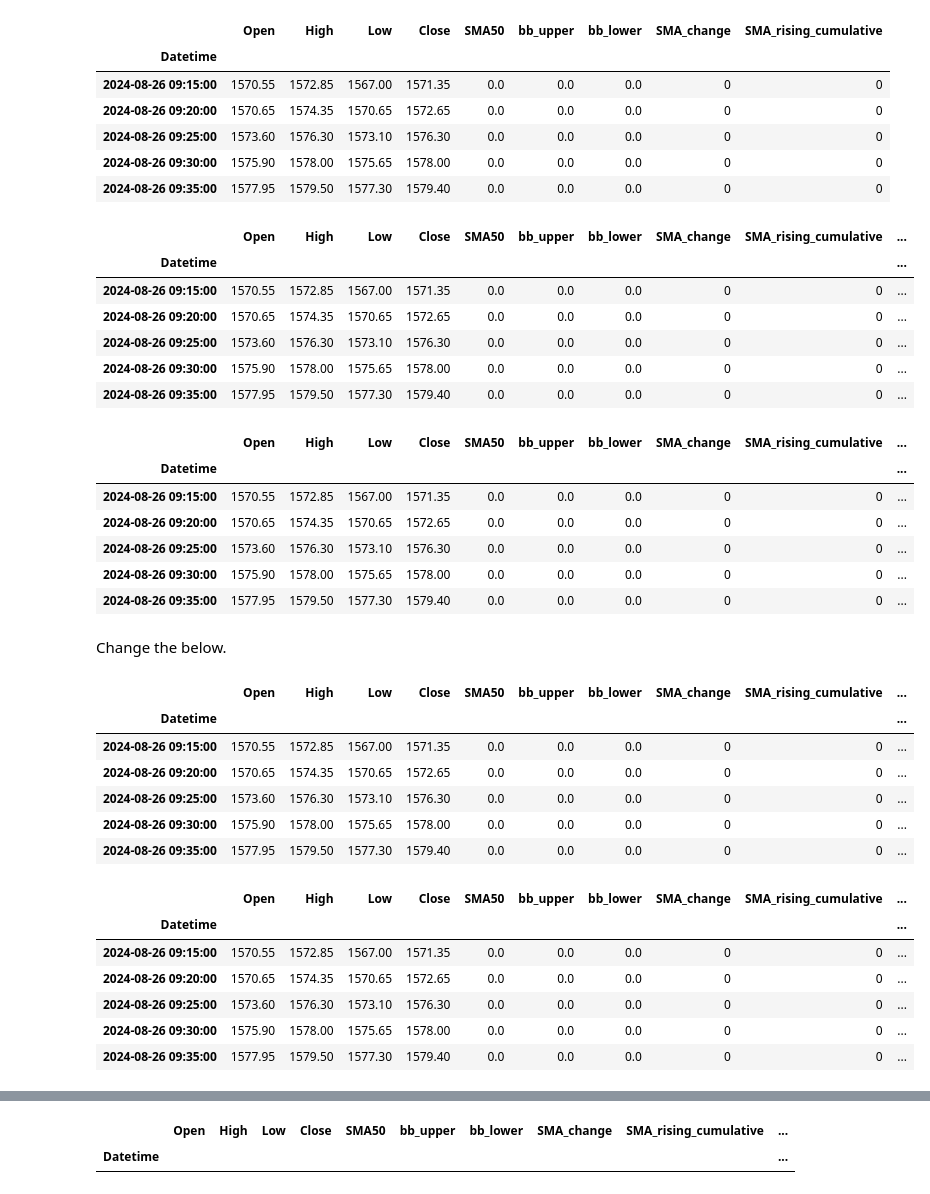
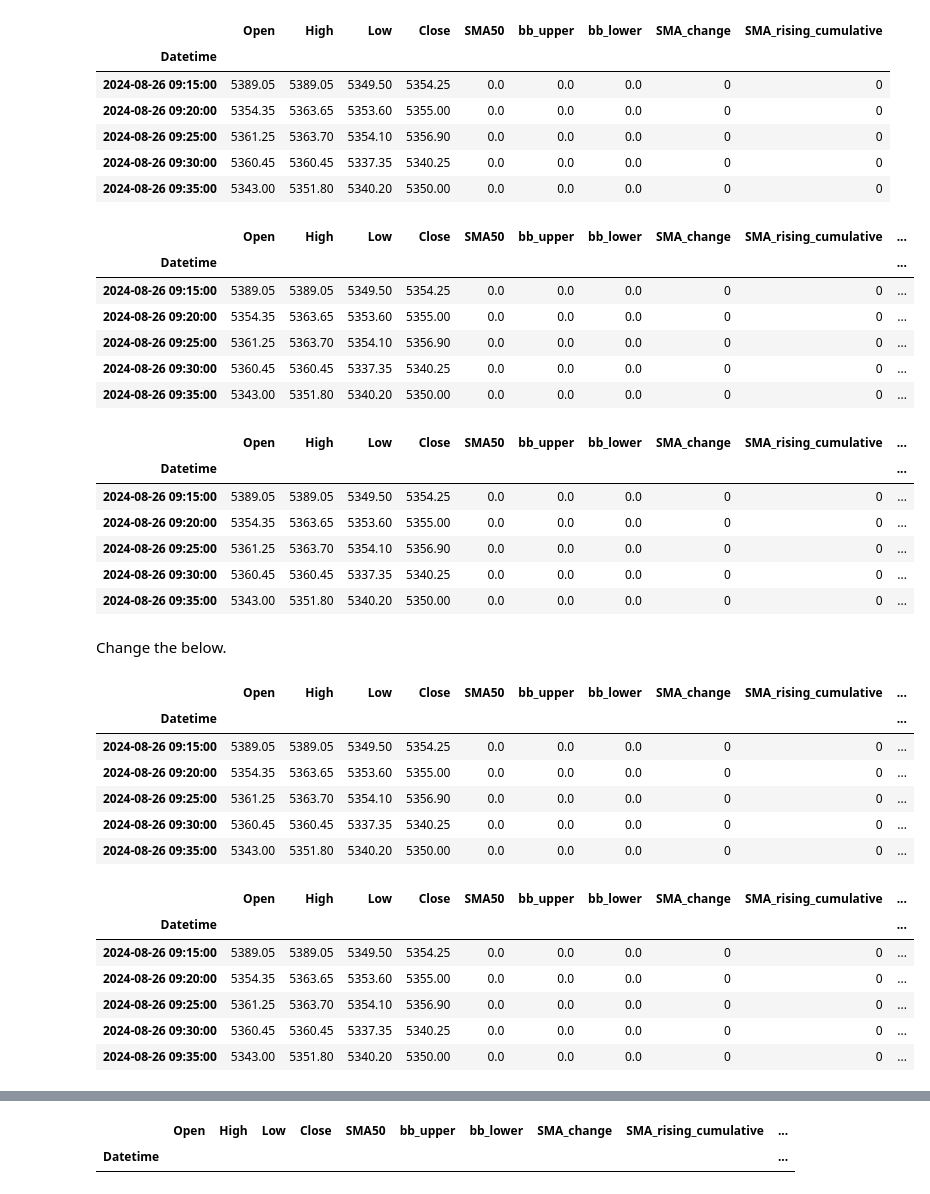
Before and after one commit to geettandon/Backtesting_Python, a Jupyter notebook: ABC5_Backtesting.ipynb, the cells around one changed output, grey strips where cells are left out. Cells and saved outputs as stored; diff of their text form; code cells hidden in the pictures.

```diff
--- a/ABC5_Backtesting.ipynb
+++ b/ABC5_Backtesting.ipynb
@@ -9,7 +10,7 @@ import datetime as dt
 # %%
 # Fetch historical stock data using yfinance (for example, Reliance Industries)
 
-stock_input = 'CIPLA'
+stock_input = 'HEROMOTOCO'
 stock = stock_input + '.NS'
 ticker = yf.Ticker(stock)
 
@@ -114,11 +115,11 @@ hist_data.head()
 # %% [output]
 |  | Open | High | Low | Close | SMA50 | bb_upper | bb_lower | SMA_change | SMA_rising_cumulative |
 | Datetime |  |  |  |  |  |  |  |  |  |
-| 2024-08-26 09:15:00 | 1570.55 | 1572.85 | 1567.00 | 1571.35 | 0.0 | 0.0 | 0.0 | 0 | 0 |
-| 2024-08-26 09:20:00 | 1570.65 | 1574.35 | 1570.65 | 1572.65 | 0.0 | 0.0 | 0.0 | 0 | 0 |
-| 2024-08-26 09:25:00 | 1573.60 | 1576.30 | 1573.10 | 1576.30 | 0.0 | 0.0 | 0.0 | 0 | 0 |
-| 2024-08-26 09:30:00 | 1575.90 | 1578.00 | 1575.65 | 1578.00 | 0.0 | 0.0 | 0.0 | 0 | 0 |
-| 2024-08-26 09:35:00 | 1577.95 | 1579.50 | 1577.30 | 1579.40 | 0.0 | 0.0 | 0.0 | 0 | 0 |
+| 2024-08-26 09:15:00 | 5389.05 | 5389.05 | 5349.50 | 5354.25 | 0.0 | 0.0 | 0.0 | 0 | 0 |
+| 2024-08-26 09:20:00 | 5354.35 | 5363.65 | 5353.60 | 5355.00 | 0.0 | 0.0 | 0.0 | 0 | 0 |
+| 2024-08-26 09:25:00 | 5361.25 | 5363.70 | 5354.10 | 5356.90 | 0.0 | 0.0 | 0.0 | 0 | 0 |
+| 2024-08-26 09:30:00 | 5360.45 | 5360.45 | 5337.35 | 5340.25 | 0.0 | 0.0 | 0.0 | 0 | 0 |
+| 2024-08-26 09:35:00 | 5343.00 | 5351.80 | 5340.20 | 5350.00 | 0.0 | 0.0 | 0.0 | 0 | 0 |
 # %%
 # Finding the difference between values of SMA 50 and Lower Bollinger Band
 lower_bb = hist_data['bb_lower']
@@ -132,11 +133,11 @@ hist_data.head()
 # %% [output]
 |  | Open | High | Low | Close | SMA50 | bb_upper | bb_lower | SMA_change | SMA_rising_cumulative | ... |
 | Datetime |  |  |  |  |  |  |  |  |  | ... |
-| 2024-08-26 09:15:00 | 1570.55 | 1572.85 | 1567.00 | 1571.35 | 0.0 | 0.0 | 0.0 | 0 | 0 | ... |
-| 2024-08-26 09:20:00 | 1570.65 | 1574.35 | 1570.65 | 1572.65 | 0.0 | 0.0 | 0.0 | 0 | 0 | ... |
-| 2024-08-26 09:25:00 | 1573.60 | 1576.30 | 1573.10 | 1576.30 | 0.0 | 0.0 | 0.0 | 0 | 0 | ... |
-| 2024-08-26 09:30:00 | 1575.90 | 1578.00 | 1575.65 | 1578.00 | 0.0 | 0.0 | 0.0 | 0 | 0 | ... |
-| 2024-08-26 09:35:00 | 1577.95 | 1579.50 | 1577.30 | 1579.40 | 0.0 | 0.0 | 0.0 | 0 | 0 | ... |
+| 2024-08-26 09:15:00 | 5389.05 | 5389.05 | 5349.50 | 5354.25 | 0.0 | 0.0 | 0.0 | 0 | 0 | ... |
+| 2024-08-26 09:20:00 | 5354.35 | 5363.65 | 5353.60 | 5355.00 | 0.0 | 0.0 | 0.0 | 0 | 0 | ... |
+| 2024-08-26 09:25:00 | 5361.25 | 5363.70 | 5354.10 | 5356.90 | 0.0 | 0.0 | 0.0 | 0 | 0 | ... |
+| 2024-08-26 09:30:00 | 5360.45 | 5360.45 | 5337.35 | 5340.25 | 0.0 | 0.0 | 0.0 | 0 | 0 | ... |
+| 2024-08-26 09:35:00 | 5343.00 | 5351.80 | 5340.20 | 5350.00 | 0.0 | 0.0 | 0.0 | 0 | 0 | ... |
 # %%
 # Defining the function buying_candle
 # This function takes the DataFrame and OHCL values as input and
@@ -161,39 +162,39 @@ hist_data.head()
 # %% [output]
 |  | Open | High | Low | Close | SMA50 | bb_upper | bb_lower | SMA_change | SMA_rising_cumulative | ... |
 | Datetime |  |  |  |  |  |  |  |  |  | ... |
-| 2024-08-26 09:15:00 | 1570.55 | 1572.85 | 1567.00 | 1571.35 | 0.0 | 0.0 | 0.0 | 0 | 0 | ... |
-| 2024-08-26 09:20:00 | 1570.65 | 1574.35 | 1570.65 | 1572.65 | 0.0 | 0.0 | 0.0 | 0 | 0 | ... |
-| 2024-08-26 09:25:00 | 1573.60 | 1576.30 | 1573.10 | 1576.30 | 0.0 | 0.0 | 0.0 | 0 | 0 | ... |
-| 2024-08-26 09:30:00 | 1575.90 | 1578.00 | 1575.65 | 1578.00 | 0.0 | 0.0 | 0.0 | 0 | 0 | ... |
-| 2024-08-26 09:35:00 | 1577.95 | 1579.50 | 1577.30 | 1579.40 | 0.0 | 0.0 | 0.0 | 0 | 0 | ... |
+| 2024-08-26 09:15:00 | 5389.05 | 5389.05 | 5349.50 | 5354.25 | 0.0 | 0.0 | 0.0 | 0 | 0 | ... |
+| 2024-08-26 09:20:00 | 5354.35 | 5363.65 | 5353.60 | 5355.00 | 0.0 | 0.0 | 0.0 | 0 | 0 | ... |
+| 2024-08-26 09:25:00 | 5361.25 | 5363.70 | 5354.10 | 5356.90 | 0.0 | 0.0 | 0.0 | 0 | 0 | ... |
+| 2024-08-26 09:30:00 | 5360.45 | 5360.45 | 5337.35 | 5340.25 | 0.0 | 0.0 | 0.0 | 0 | 0 | ... |
+| 2024-08-26 09:35:00 | 5343.00 | 5351.80 | 5340.20 | 5350.00 | 0.0 | 0.0 | 0.0 | 0 | 0 | ... |
 # %% [markdown]
 Change the below.
 # %%
 # Creating a new column to check whether price was near ma or not
 low_price = hist_data['Low']
 low_near_sma = []
 
 for i, v in zip(sma50, low_price):
     if i == 0:
         low_near_sma.append(False)
-    elif (((i-v) / i * 100) >= -0.01) or (((i-v) / i * 100) <= -0.03):
+    elif (((i-v) / i) >= -0.001) & (((i-v) / i) <= 0.002):
         low_near_sma.append(True)
     else:
         low_near_sma.append(False)
 
 # Adding the column to the DataFrame
 hist_data['candle_near_sma'] = low_near_sma
 
 # Printing the DataFrame to see changes
 hist_data.head()
 # %% [output]
 |  | Open | High | Low | Close | SMA50 | bb_upper | bb_lower | SMA_change | SMA_rising_cumulative | ... |
 | Datetime |  |  |  |  |  |  |  |  |  | ... |
-| 2024-08-26 09:15:00 | 1570.55 | 1572.85 | 1567.00 | 1571.35 | 0.0 | 0.0 | 0.0 | 0 | 0 | ... |
-| 2024-08-26 09:20:00 | 1570.65 | 1574.35 | 1570.65 | 1572.65 | 0.0 | 0.0 | 0.0 | 0 | 0 | ... |
-| 2024-08-26 09:25:00 | 1573.60 | 1576.30 | 1573.10 | 1576.30 | 0.0 | 0.0 | 0.0 | 0 | 0 | ... |
-| 2024-08-26 09:30:00 | 1575.90 | 1578.00 | 1575.65 | 1578.00 | 0.0 | 0.0 | 0.0 | 0 | 0 | ... |
-| 2024-08-26 09:35:00 | 1577.95 | 1579.50 | 1577.30 | 1579.40 | 0.0 | 0.0 | 0.0 | 0 | 0 | ... |
+| 2024-08-26 09:15:00 | 5389.05 | 5389.05 | 5349.50 | 5354.25 | 0.0 | 0.0 | 0.0 | 0 | 0 | ... |
+| 2024-08-26 09:20:00 | 5354.35 | 5363.65 | 5353.60 | 5355.00 | 0.0 | 0.0 | 0.0 | 0 | 0 | ... |
+| 2024-08-26 09:25:00 | 5361.25 | 5363.70 | 5354.10 | 5356.90 | 0.0 | 0.0 | 0.0 | 0 | 0 | ... |
+| 2024-08-26 09:30:00 | 5360.45 | 5360.45 | 5337.35 | 5340.25 | 0.0 | 0.0 | 0.0 | 0 | 0 | ... |
+| 2024-08-26 09:35:00 | 5343.00 | 5351.80 | 5340.20 | 5350.00 | 0.0 | 0.0 | 0.0 | 0 | 0 | ... |
 # %%
 # Creating variable for High Low column indexes
 high = hist_data.columns.get_loc('High')
@@ -225,11 +226,11 @@ hist_data.head()
 # %% [output]
 |  | Open | High | Low | Close | SMA50 | bb_upper | bb_lower | SMA_change | SMA_rising_cumulative | ... |
 | Datetime |  |  |  |  |  |  |  |  |  | ... |
-| 2024-08-26 09:15:00 | 1570.55 | 1572.85 | 1567.00 | 1571.35 | 0.0 | 0.0 | 0.0 | 0 | 0 | ... |
-| 2024-08-26 09:20:00 | 1570.65 | 1574.35 | 1570.65 | 1572.65 | 0.0 | 0.0 | 0.0 | 0 | 0 | ... |
-| 2024-08-26 09:25:00 | 1573.60 | 1576.30 | 1573.10 | 1576.30 | 0.0 | 0.0 | 0.0 | 0 | 0 | ... |
-| 2024-08-26 09:30:00 | 1575.90 | 1578.00 | 1575.65 | 1578.00 | 0.0 | 0.0 | 0.0 | 0 | 0 | ... |
-| 2024-08-26 09:35:00 | 1577.95 | 1579.50 | 1577.30 | 1579.40 | 0.0 | 0.0 | 0.0 | 0 | 0 | ... |
+| 2024-08-26 09:15:00 | 5389.05 | 5389.05 | 5349.50 | 5354.25 | 0.0 | 0.0 | 0.0 | 0 | 0 | ... |
+| 2024-08-26 09:20:00 | 5354.35 | 5363.65 | 5353.60 | 5355.00 | 0.0 | 0.0 | 0.0 | 0 | 0 | ... |
+| 2024-08-26 09:25:00 | 5361.25 | 5363.70 | 5354.10 | 5356.90 | 0.0 | 0.0 | 0.0 | 0 | 0 | ... |
+| 2024-08-26 09:30:00 | 5360.45 | 5360.45 | 5337.35 | 5340.25 | 0.0 | 0.0 | 0.0 | 0 | 0 | ... |
+| 2024-08-26 09:35:00 | 5343.00 | 5351.80 | 5340.20 | 5350.00 | 0.0 | 0.0 | 0.0 | 0 | 0 | ... |
 # %%
 # Adding a new column to check if previous candle high is broken
 hist_data['high_break'] = (hist_data['High'].shift(-1) > hist_data['High']) | (hist_data['High'].shift(-2) > hist_data['High'])
```
Also changed, not shown: parts of 12 cells of this notebook.
